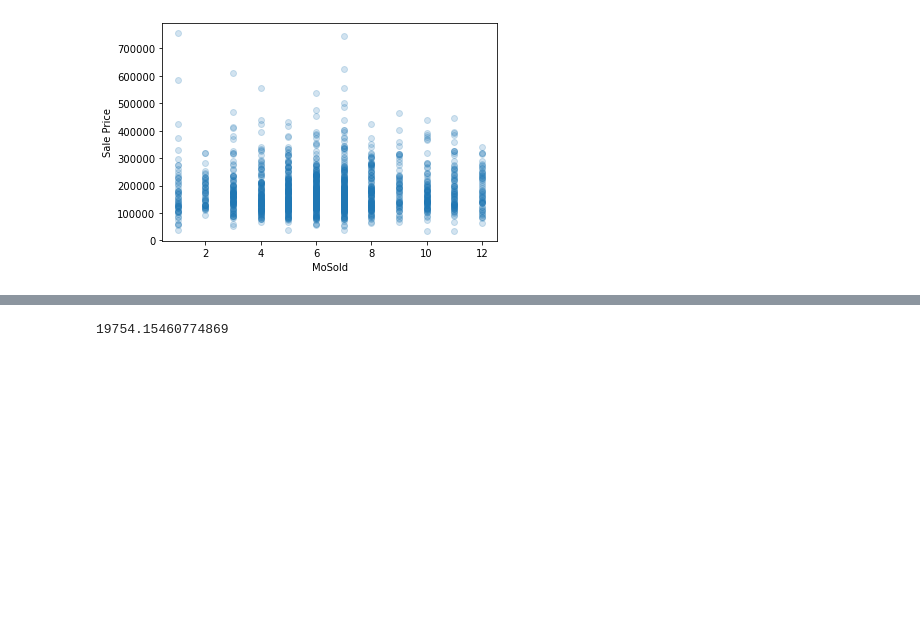
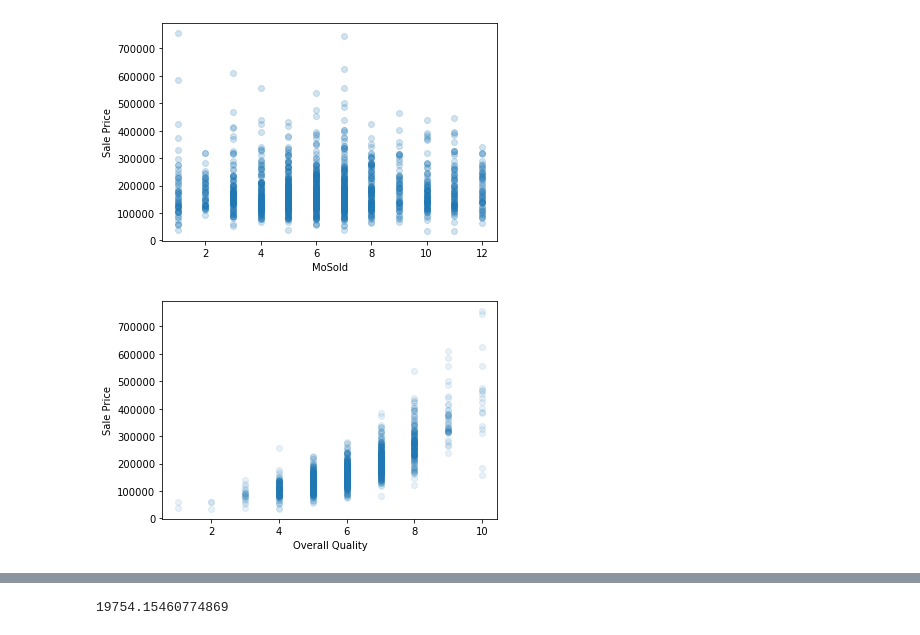
Before and after one commit to maxguy2001/StatsCaseStudiesSem2, a Jupyter notebook: Part2/all_questions.ipynb, the cells around one changed output, grey strips where cells are left out. Drawn from its saved outputs; the diff is of its cells as text; code cells hidden in the pictures; blank space fills up the shorter version.

```diff
--- a/Part2/all_questions.ipynb
+++ b/Part2/all_questions.ipynb
@@ -136,3 +136,11 @@ for i in cols_to_investigate:
 [figure]
 [figure]
 [figure]
+# %%
+#before modification. It "looks less linear"...
+plt.scatter(x=df["OverallQual"].tolist(), y = df["SalePrice"].tolist(), alpha=0.1)
+plt.xlabel("Overall Quality")
+plt.ylabel("Sale Price")
+plt.show()
+# %% [output]
+[figure, added]
```
Also changed, not shown: parts of 3 cells of this notebook.
